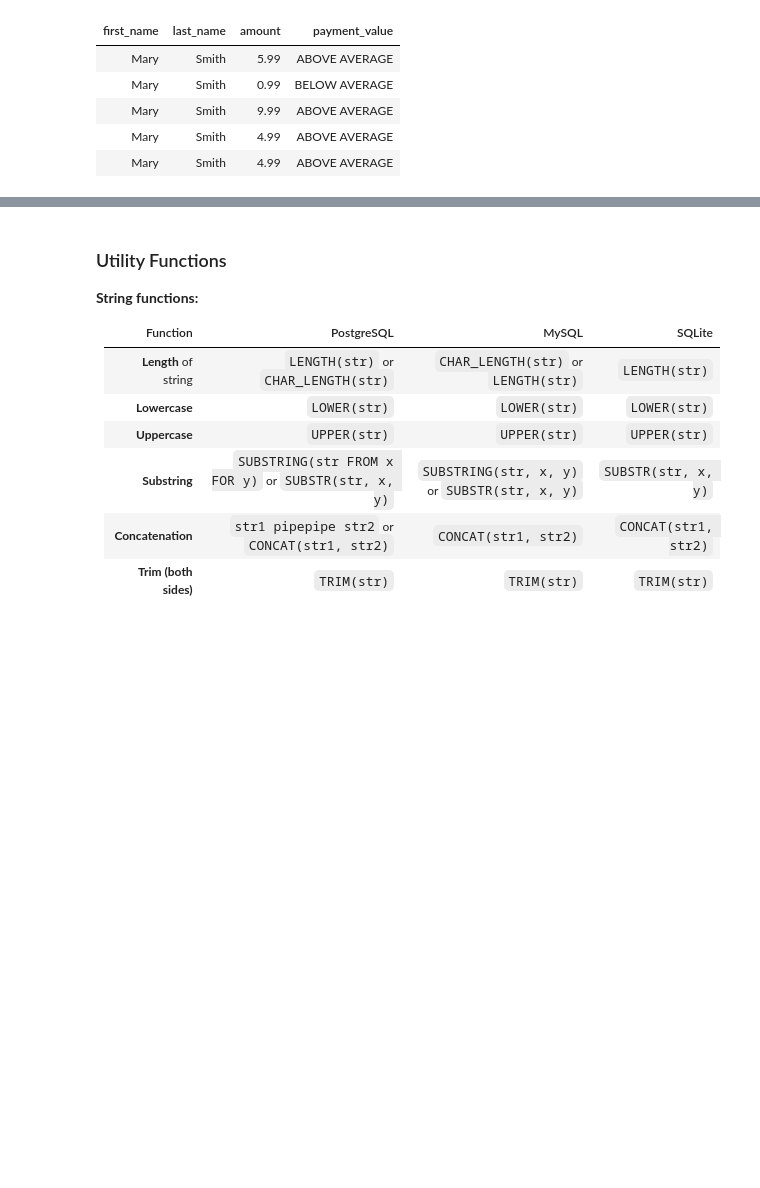
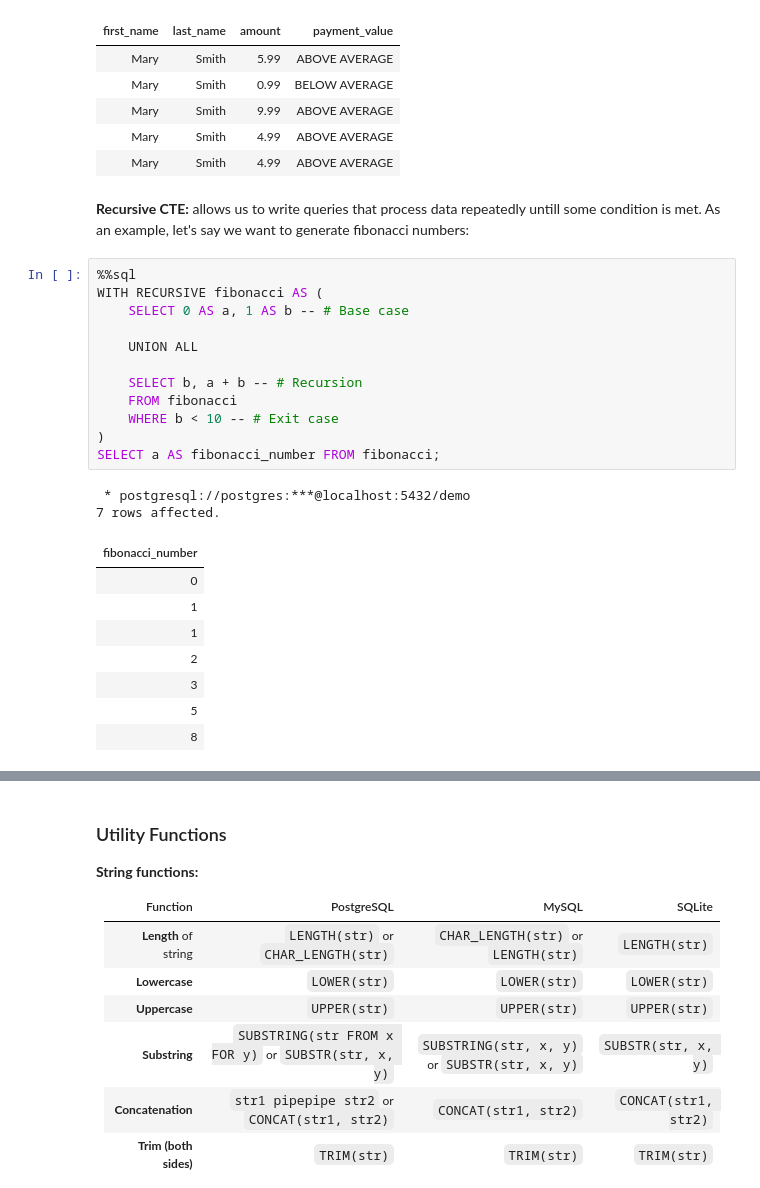
Before and after one commit to anjumsalman/jupyter-notebooks, a Jupyter notebook: Database/SQL.ipynb, the cells around one changed output, grey strips where cells are left out. Cells and saved outputs as stored; diff of their text form; blank space fills up the shorter version.

```diff
--- a/Database/SQL.ipynb
+++ b/Database/SQL.ipynb
@@ -626,3 +670,28 @@ LIMIT 5;
 | Mary | Smith | 9.99 | ABOVE AVERAGE |
 | Mary | Smith | 4.99 | ABOVE AVERAGE |
 | Mary | Smith | 4.99 | ABOVE AVERAGE |
+# %% [markdown]
+**Recursive CTE:** allows us to write queries that process data repeatedly untill some condition is met. As an example, let's say we want to generate fibonacci numbers:
+# %%
+%%sql
+WITH RECURSIVE fibonacci AS (
+    SELECT 0 AS a, 1 AS b -- # Base case
+
+    UNION ALL
+
+    SELECT b, a + b -- # Recursion
+    FROM fibonacci
+    WHERE b < 10 -- # Exit case
+)
+SELECT a AS fibonacci_number FROM fibonacci;
+# %% [output]
+ * postgresql://postgres:***@localhost:5432/demo
+7 rows affected.
+| fibonacci_number |
+| 0 |
+| 1 |
+| 1 |
+| 2 |
+| 3 |
+| 5 |
+| 8 |
```
Also changed, not shown: parts of 30 cells of this notebook, 5 other files.
